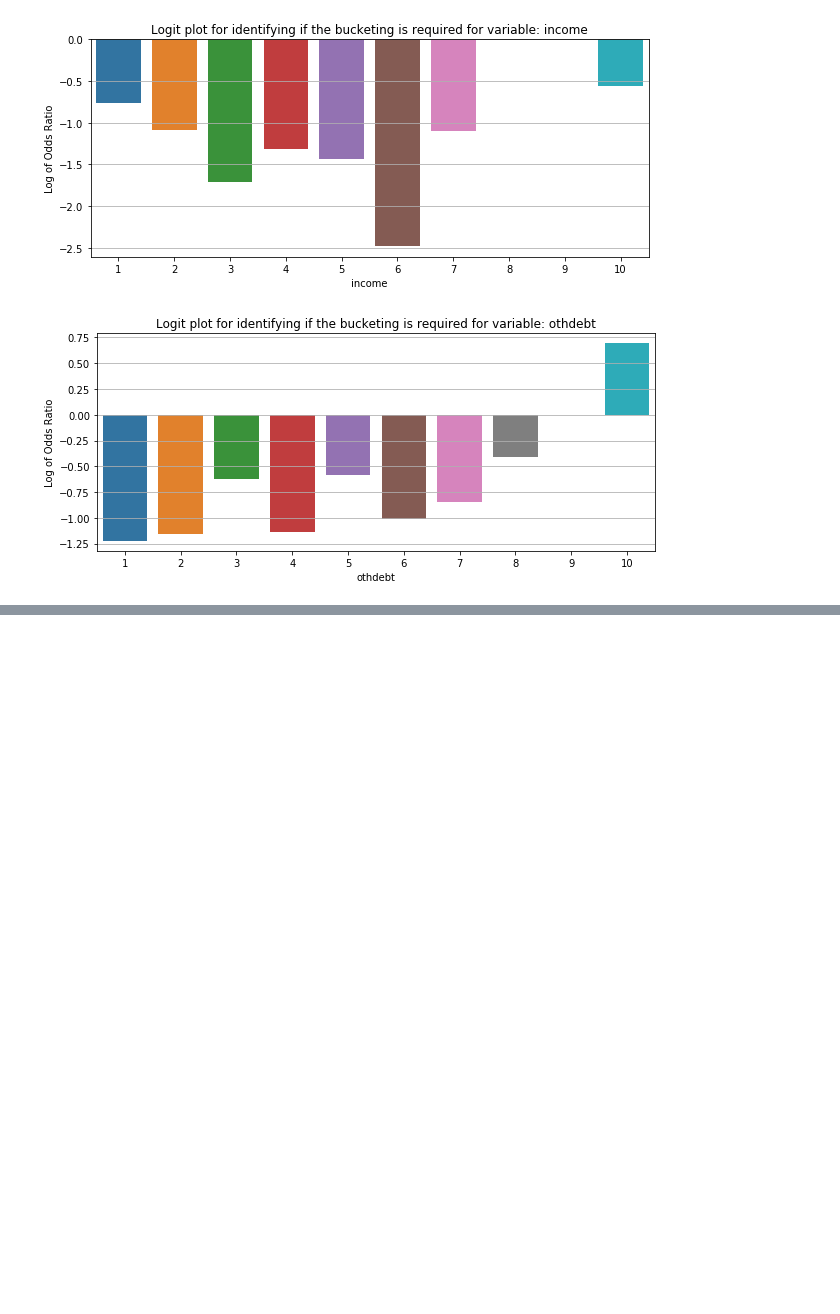
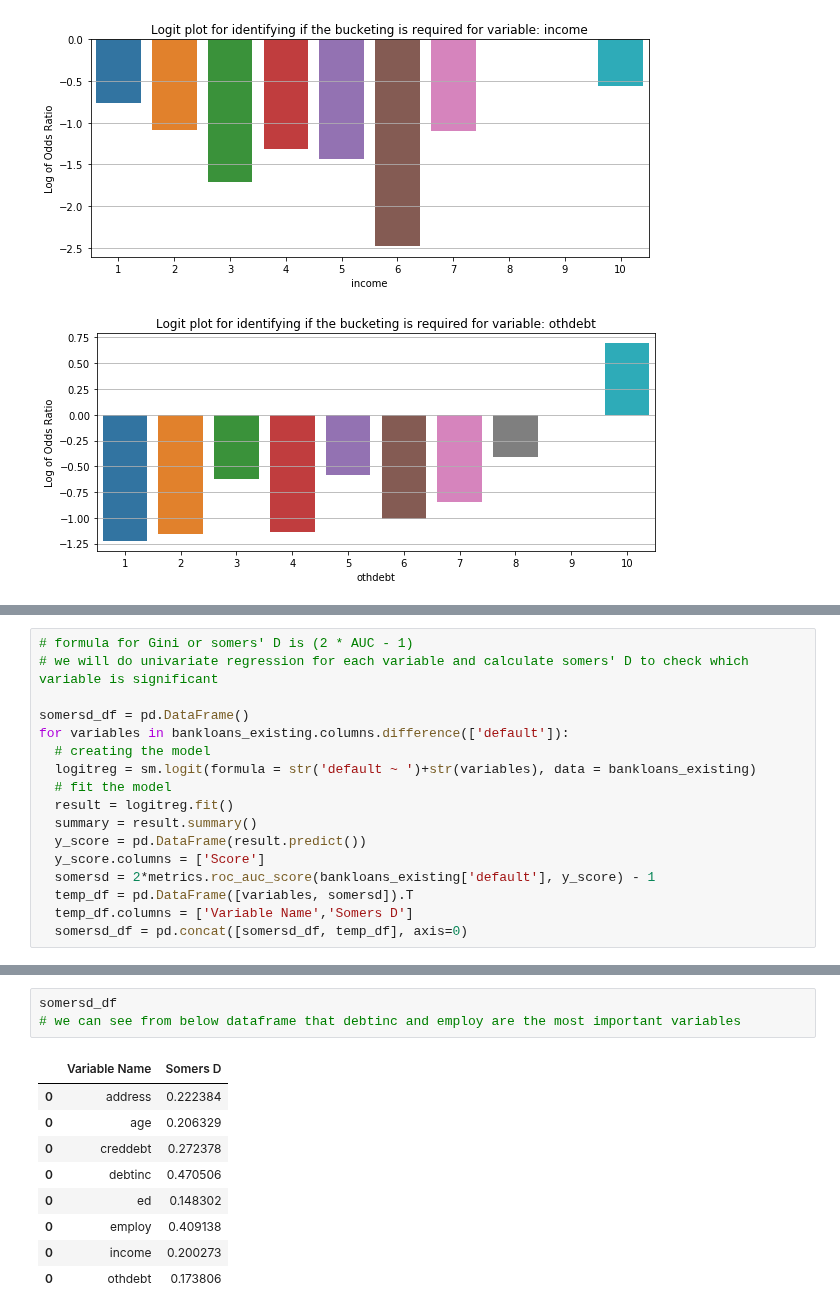
Before and after one commit to mkmritunjay/machineLearning, a Jupyter notebook: Logistic_regression.ipynb, the cells around one changed output, grey strips where cells are left out. Drawn from its saved outputs; the diff is of its cells as text; blank space fills up the shorter version.

```diff
--- a/Logistic_regression.ipynb
+++ b/Logistic_regression.ipynb
@@ -228,0 +249,17 @@ for variables in bankloans_existing.columns.difference(['default']):
+# %%
+# formula for Gini or somers' D is (2 * AUC - 1)
+# we will do univariate regression for each variable and calculate somers' D to check which variable is significant
+
+somersd_df = pd.DataFrame()
+for variables in bankloans_existing.columns.difference(['default']):
+  # creating the model
+  logitreg = sm.logit(formula = str('default ~ ')+str(variables), data = bankloans_existing)
+  # fit the model
+  result = logitreg.fit()
+  summary = result.summary()
+  y_score = pd.DataFrame(result.predict())
+  y_score.columns = ['Score']
+  somersd = 2*metrics.roc_auc_score(bankloans_existing['default'], y_score) - 1
+  temp_df = pd.DataFrame([variables, somersd]).T
+  temp_df.columns = ['Variable Name','Somers D']
+  somersd_df = pd.concat([somersd_df, temp_df], axis=0)
@@ -228,0 +284,13 @@ for variables in bankloans_existing.columns.difference(['default']):
+# %%
+somersd_df
+# we can see from below dataframe that debtinc and employ are the most important variables
+# %% [output]
+|  | Variable Name | Somers D |
+| 0 | address | 0.222384 |
+| 0 | age | 0.206329 |
+| 0 | creddebt | 0.272378 |
+| 0 | debtinc | 0.470506 |
+| 0 | ed | 0.148302 |
+| 0 | employ | 0.409138 |
+| 0 | income | 0.200273 |
+| 0 | othdebt | 0.173806 |
```
Also changed, not shown: parts of 8 cells of this notebook.
